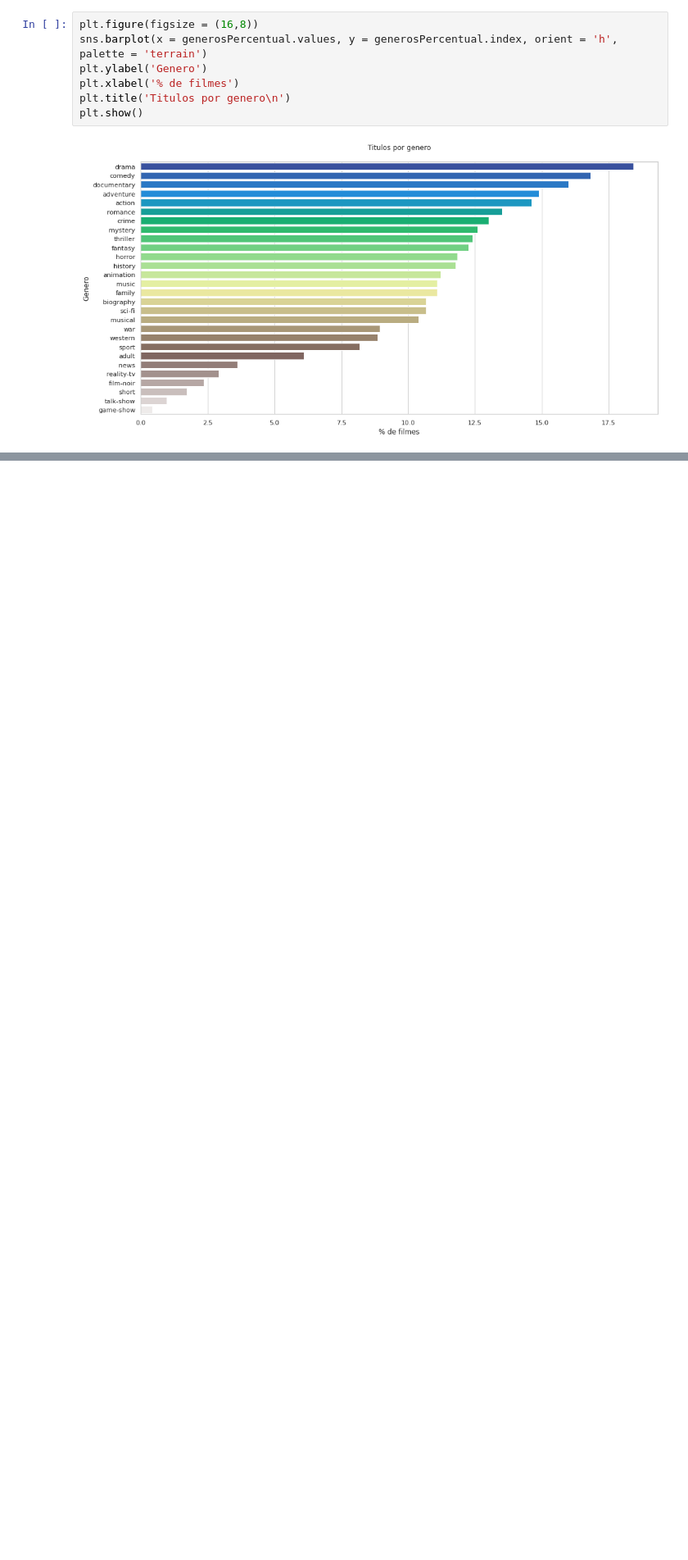
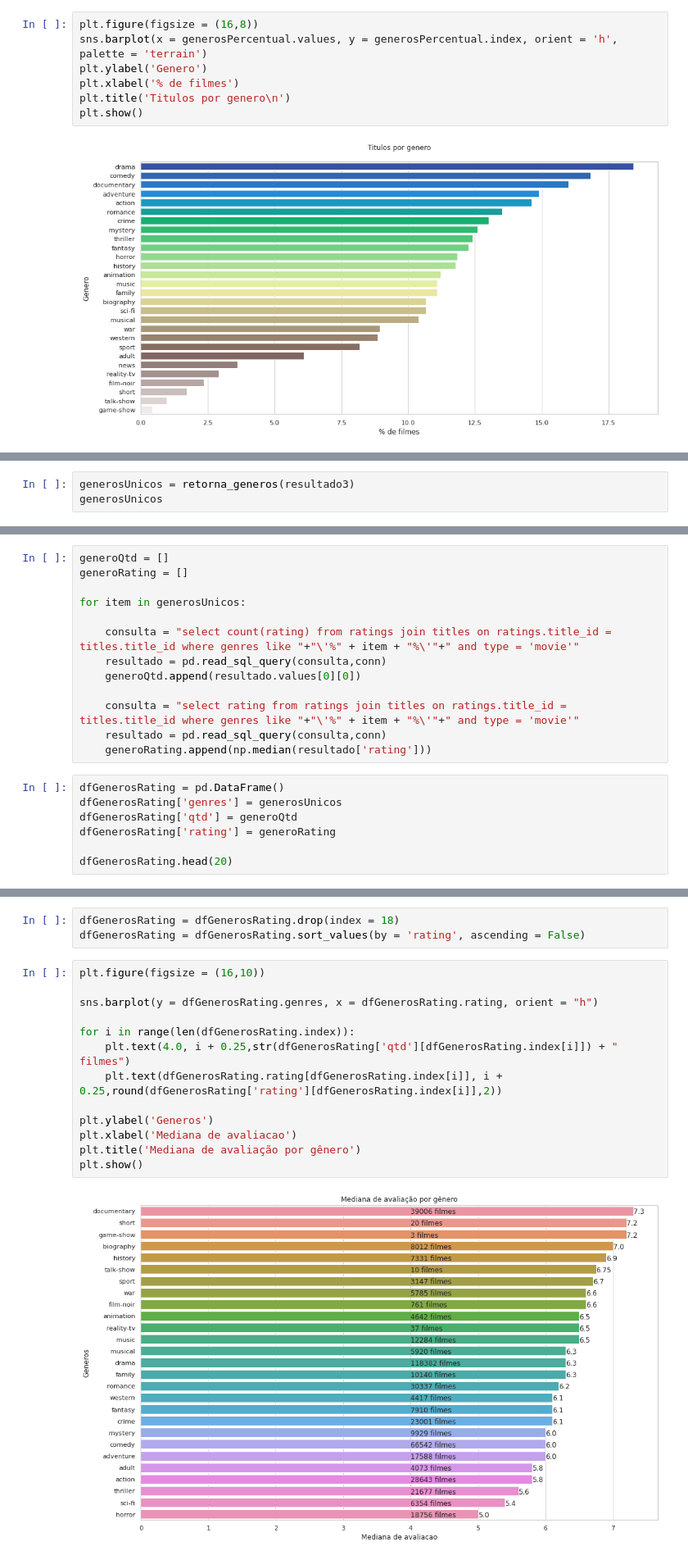
Before and after one commit to fabiodm7/dsaPythonFundamentos, a Jupyter notebook: Cap06/miniProj01/cap06proj01.ipynb, the cells around one changed output, grey strips where cells are left out. Shown: that part at 82% size. Cells and saved outputs as stored; diff of their text form; blank space fills up the shorter version.

```diff
--- a/Cap06/miniProj01/cap06proj01.ipynb
+++ b/Cap06/miniProj01/cap06proj01.ipynb
@@ -253,0 +302,3 @@ plt.show()
+# %%
+generosUnicos = retorna_generos(resultado3)
+generosUnicos
@@ -253,0 +323,20 @@ plt.show()
+# %%
+generoQtd = []
+generoRating = []
+
+for item in generosUnicos:
+
+    consulta = "select count(rating) from ratings join titles on ratings.title_id = titles.title_id where genres like "+"\'%" + item + "%\'"+" and type = 'movie'"
+    resultado = pd.read_sql_query(consulta,conn)
+    generoQtd.append(resultado.values[0][0])
+
+    consulta = "select rating from ratings join titles on ratings.title_id = titles.title_id where genres like "+"\'%" + item + "%\'"+" and type = 'movie'"
+    resultado = pd.read_sql_query(consulta,conn)
+    generoRating.append(np.median(resultado['rating']))
+# %%
+dfGenerosRating = pd.DataFrame()
+dfGenerosRating['genres'] = generosUnicos
+dfGenerosRating['qtd'] = generoQtd
+dfGenerosRating['rating'] = generoRating
+
+dfGenerosRating.head(20)
@@ -253,0 +361,18 @@ plt.show()
+# %%
+dfGenerosRating = dfGenerosRating.drop(index = 18)
+dfGenerosRating = dfGenerosRating.sort_values(by = 'rating', ascending = False)
+# %%
+plt.figure(figsize = (16,10))
+
+sns.barplot(y = dfGenerosRating.genres, x = dfGenerosRating.rating, orient = "h")
+
+for i in range(len(dfGenerosRating.index)):
+    plt.text(4.0, i + 0.25,str(dfGenerosRating['qtd'][dfGenerosRating.index[i]]) + " filmes")
+    plt.text(dfGenerosRating.rating[dfGenerosRating.index[i]], i + 0.25,round(dfGenerosRating['rating'][dfGenerosRating.index[i]],2))
+
+plt.ylabel('Generos')
+plt.xlabel('Mediana de avaliacao')
+plt.title('Mediana de avaliação por gênero')
+plt.show()
+# %% [output]
+[figure, added]
```
Also changed, not shown: parts of 10 cells of this notebook.
